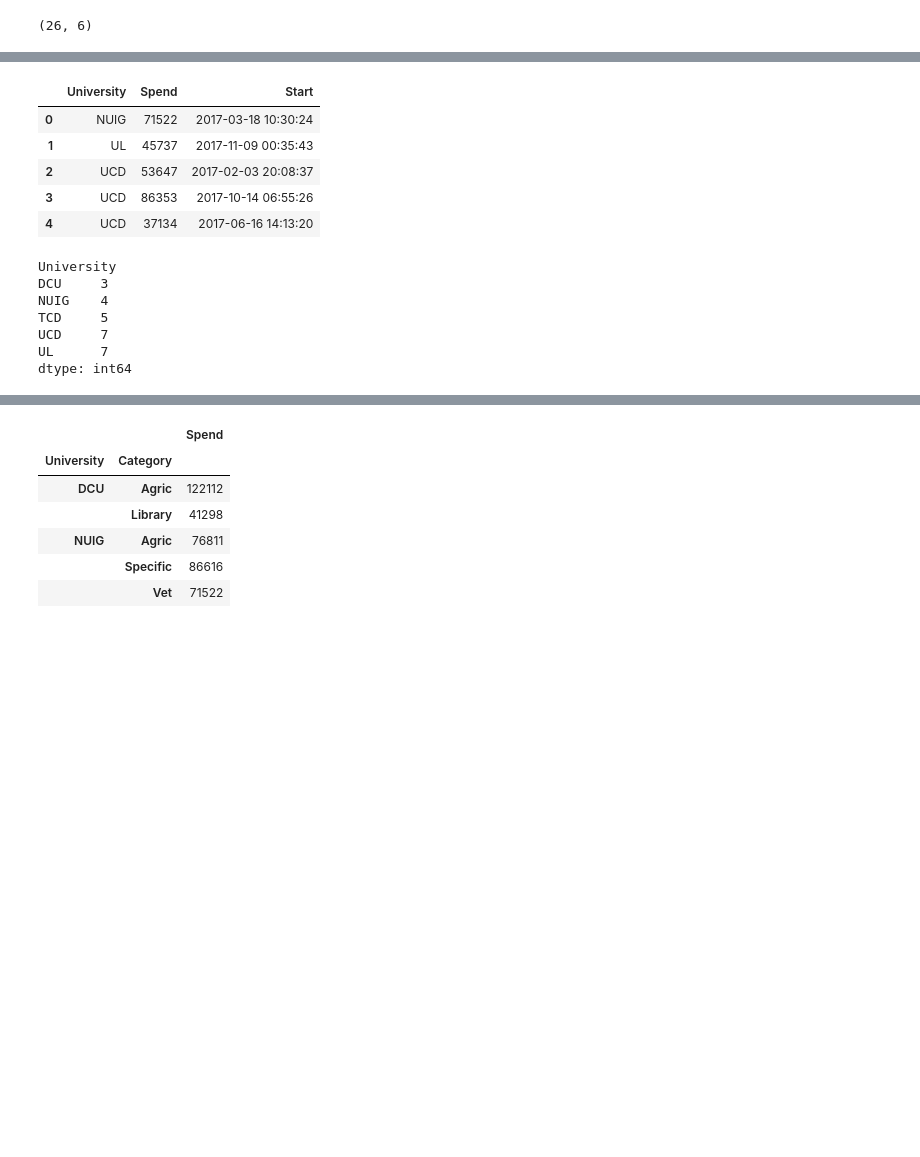
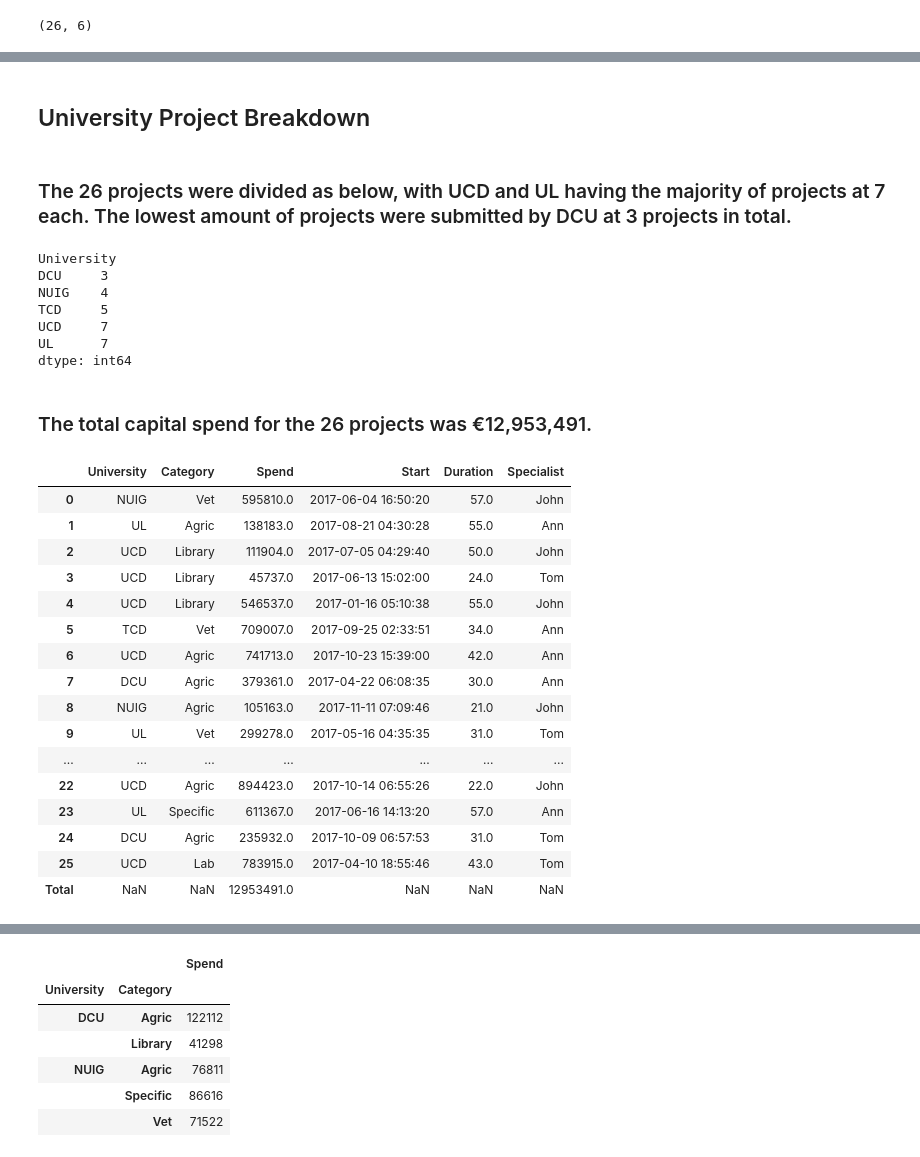
Before and after one commit to colettegallagher/simulating-data, a Jupyter notebook: Simulating Data.ipynb, the cells around one changed output, grey strips where cells are left out. Cells and saved outputs as stored; diff of their text form; code cells hidden in the pictures; blank space fills up the shorter version.

```diff
--- a/Simulating Data.ipynb
+++ b/Simulating Data.ipynb
@@ -105,13 +150,7 @@ dtype: object
-# %%
-customers = data[['University','Spend','Start']]
-customers.head()
-# %% [output]
-|  | University | Spend | Start |
-| 0 | NUIG | 71522 | 2017-03-18 10:30:24 |
-| 1 | UL | 45737 | 2017-11-09 00:35:43 |
-| 2 | UCD | 53647 | 2017-02-03 20:08:37 |
-| 3 | UCD | 86353 | 2017-10-14 06:55:26 |
-| 4 | UCD | 37134 | 2017-06-16 14:13:20 |
+# %% [markdown]
+## University Project Breakdown
+# %% [markdown]
+### The 26 projects were divided as below, with UCD and UL having the majority of projects at 7 each.  The lowest amount of projects were submitted by DCU at 3 projects in total.
 # %%
 customer_group = customers.groupby('University')
 customer_group.size()
@@ -123,3 +162,26 @@ TCD     5
 UCD     7
 UL      7
 dtype: int64
+# %% [markdown]
+### The total capital spend for the 26 projects was €12,953,491.
+# %%
+data.loc['Total'] = pd.Series(df['Spend'].sum(), index = ['Spend'])
+data
+# %% [output]
+|  | University | Category | Spend | Start | Duration | Specialist |
+| 0 | NUIG | Vet | 595810.0 | 2017-06-04 16:50:20 | 57.0 | John |
+| 1 | UL | Agric | 138183.0 | 2017-08-21 04:30:28 | 55.0 | Ann |
+| 2 | UCD | Library | 111904.0 | 2017-07-05 04:29:40 | 50.0 | John |
+| 3 | UCD | Library | 45737.0 | 2017-06-13 15:02:00 | 24.0 | Tom |
+| 4 | UCD | Library | 546537.0 | 2017-01-16 05:10:38 | 55.0 | John |
+| 5 | TCD | Vet | 709007.0 | 2017-09-25 02:33:51 | 34.0 | Ann |
+| 6 | UCD | Agric | 741713.0 | 2017-10-23 15:39:00 | 42.0 | Ann |
+| 7 | DCU | Agric | 379361.0 | 2017-04-22 06:08:35 | 30.0 | Ann |
+| 8 | NUIG | Agric | 105163.0 | 2017-11-11 07:09:46 | 21.0 | John |
+| 9 | UL | Vet | 299278.0 | 2017-05-16 04:35:35 | 31.0 | Tom |
+| ... | ... | ... | ... | ... | ... | ... |
+| 22 | UCD | Agric | 894423.0 | 2017-10-14 06:55:26 | 22.0 | John |
+| 23 | UL | Specific | 611367.0 | 2017-06-16 14:13:20 | 57.0 | Ann |
+| 24 | DCU | Agric | 235932.0 | 2017-10-09 06:57:53 | 31.0 | Tom |
+| 25 | UCD | Lab | 783915.0 | 2017-04-10 18:55:46 | 43.0 | Tom |
+| Total | NaN | NaN | 12953491.0 | NaN | NaN | NaN |
```
Also changed, not shown: parts of 26 cells of this notebook, 1 other file.
